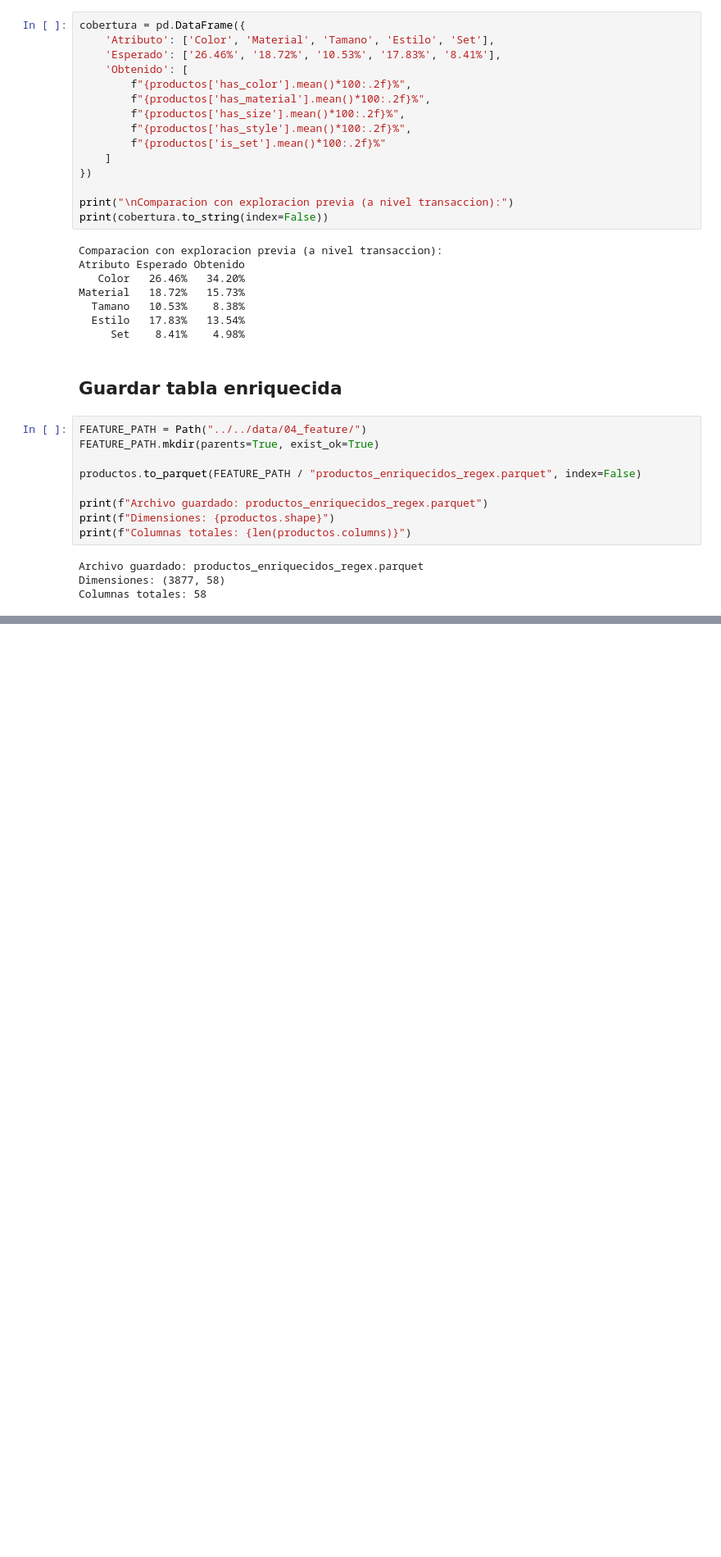
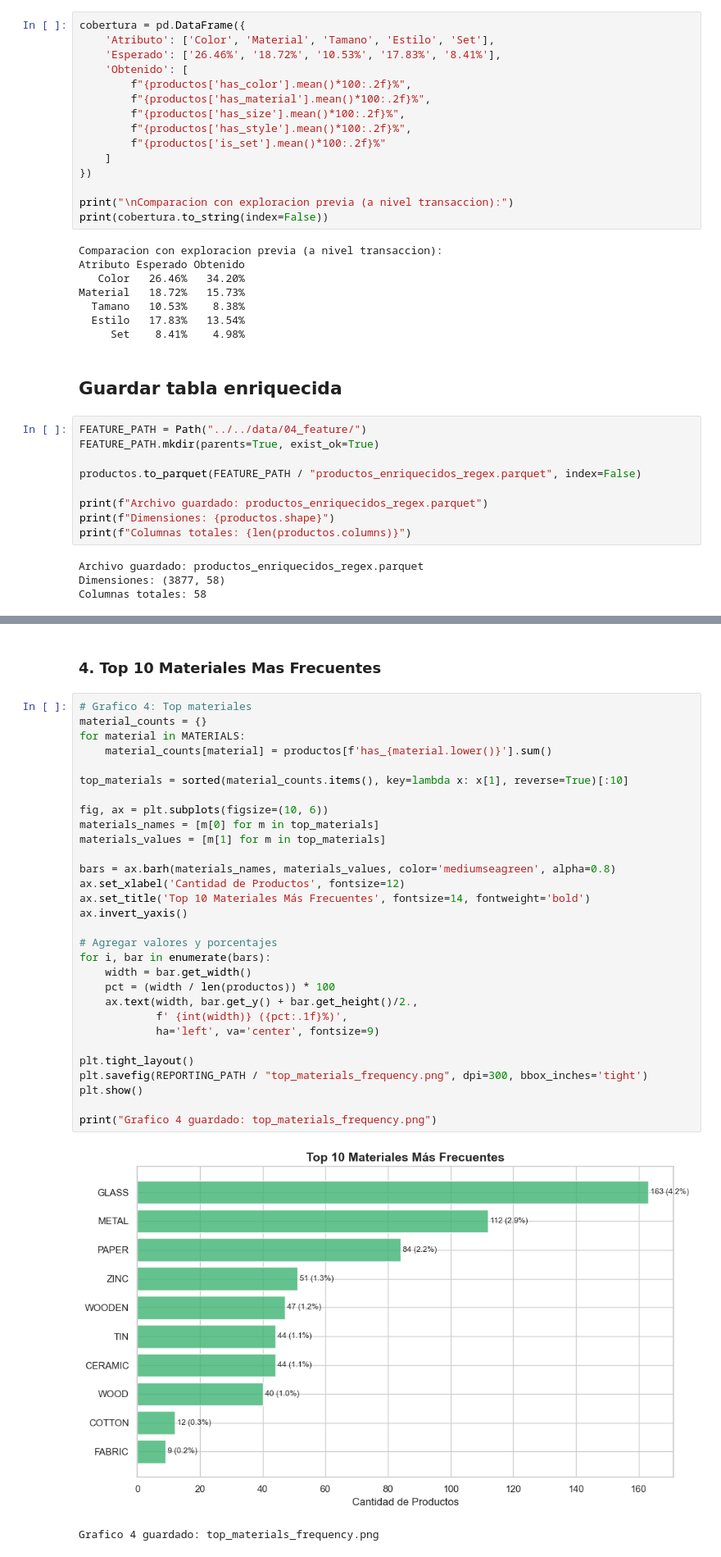
Before and after one commit to gonrc/segmentacion-clientes-ecommerce, a Jupyter notebook: notebooks/4-feat_eng/05-gc-product_enrichment_regex-2026_04_01.ipynb, the cells around one changed output, grey strips where cells are left out. Shown at 82% size. Saved outputs shown, nothing was run; the diff lists cells and outputs as text; blank space fills up the shorter version.

```diff
--- a/notebooks/4-feat_eng/05-gc-product_enrichment_regex-2026_04_01.ipynb
+++ b/notebooks/4-feat_eng/05-gc-product_enrichment_regex-2026_04_01.ipynb
@@ -237,0 +350,35 @@ Columnas totales: 58
+# %% [markdown]
+### 4. Top 10 Materiales Mas Frecuentes
+# %%
+# Grafico 4: Top materiales
+material_counts = {}
+for material in MATERIALS:
+    material_counts[material] = productos[f'has_{material.lower()}'].sum()
+
+top_materials = sorted(material_counts.items(), key=lambda x: x[1], reverse=True)[:10]
+
+fig, ax = plt.subplots(figsize=(10, 6))
+materials_names = [m[0] for m in top_materials]
+materials_values = [m[1] for m in top_materials]
+
+bars = ax.barh(materials_names, materials_values, color='mediumseagreen', alpha=0.8)
+ax.set_xlabel('Cantidad de Productos', fontsize=12)
+ax.set_title('Top 10 Materiales Más Frecuentes', fontsize=14, fontweight='bold')
+ax.invert_yaxis()
+
+# Agregar valores y porcentajes
+for i, bar in enumerate(bars):
+    width = bar.get_width()
+    pct = (width / len(productos)) * 100
+    ax.text(width, bar.get_y() + bar.get_height()/2.,
+            f' {int(width)} ({pct:.1f}%)',
+            ha='left', va='center', fontsize=9)
+
+plt.tight_layout()
+plt.savefig(REPORTING_PATH / "top_materials_frequency.png", dpi=300, bbox_inches='tight')
+plt.show()
+
+print("Grafico 4 guardado: top_materials_frequency.png")
+# %% [output]
+[figure, added]
+Grafico 4 guardado: top_materials_frequency.png
```
Also changed, not shown: parts of 8 cells of this notebook, 4 other files.
